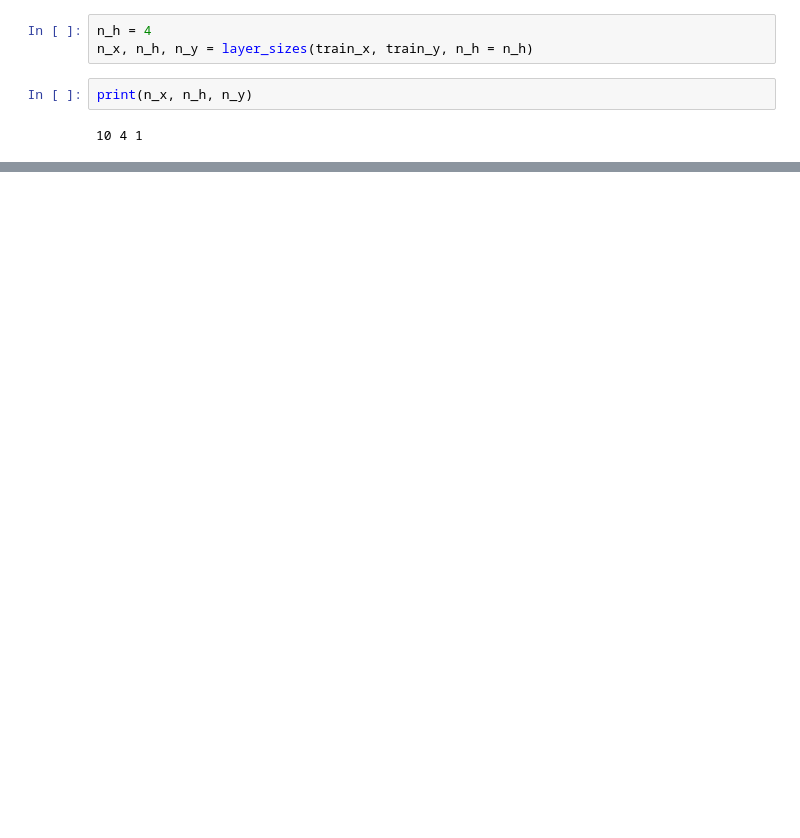
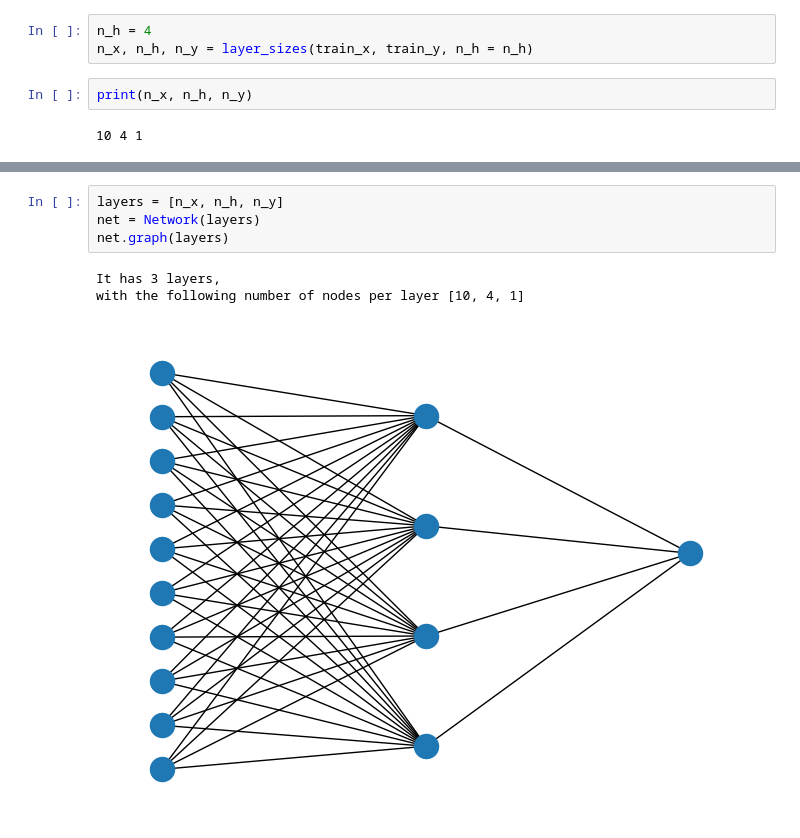
Before and after one commit to Cortes-Meza/Inteligencia_artificial, a Jupyter notebook: Redes_neuronales/Introducción_a_las_Redes_Neuronales.ipynb, the cells around one changed output, grey strips where cells are left out. Drawn from its saved outputs; the diff is of its cells as text; blank space fills up the shorter version.

```diff
--- a/Redes_neuronales/Introducción_a_las_Redes_Neuronales.ipynb
+++ b/Redes_neuronales/Introducción_a_las_Redes_Neuronales.ipynb
@@ -1094,0 +1146,8 @@ print(n_x, n_h, n_y)
+# %%
+layers = [n_x, n_h, n_y]
+net = Network(layers)
+net.graph(layers)
+# %% [output]
+It has 3 layers,
+with the following number of nodes per layer [10, 4, 1]
+[figure, added]
```
Also changed, not shown: parts of 46 cells of this notebook.
